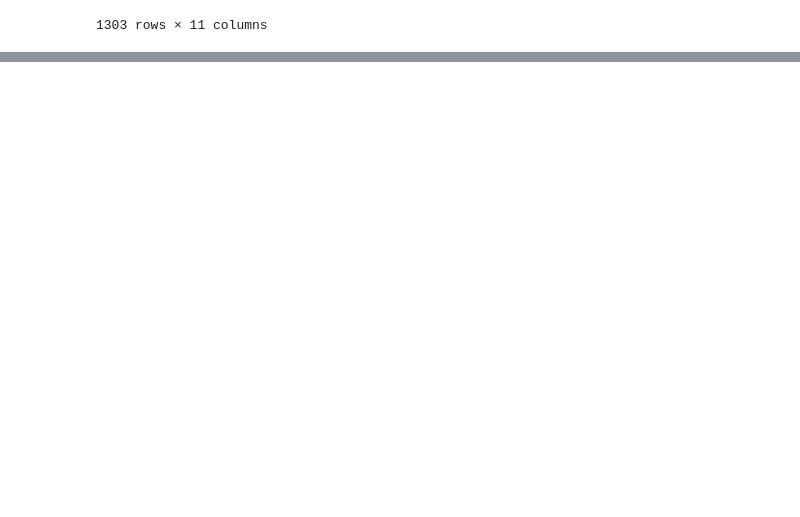
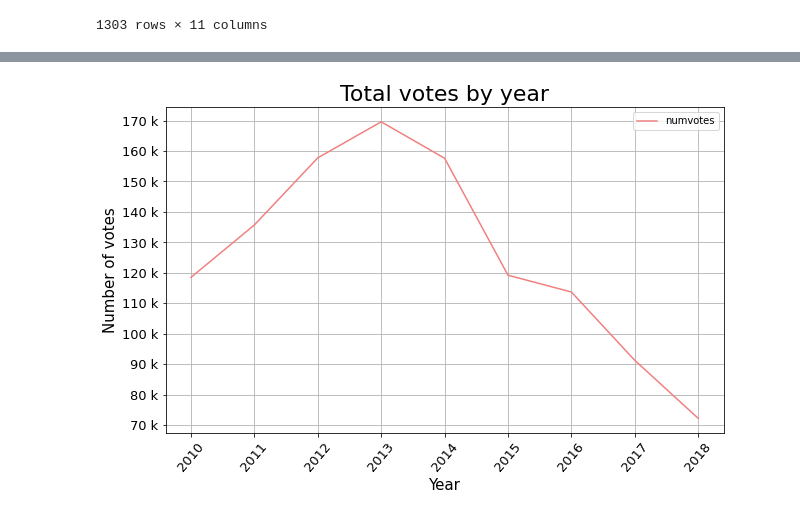
Before and after one commit to nil-91/Microsoft_Movie_Analysis, a Jupyter notebook: code/eda_notebook.ipynb, the cells around one changed output, grey strips where cells are left out. Saved outputs shown, nothing was run; the diff lists cells and outputs as text; code cells hidden in the pictures; blank space fills up the shorter version.

```diff
--- a/code/eda_notebook.ipynb
+++ b/code/eda_notebook.ipynb
@@ -222,3 +213,19 @@ plt.show()
+# %%
+votes_vs_year = clean_df[['numvotes','year']]
+
+ax = votes_vs_year.groupby('year').mean().plot(figsize=(10,6), fontsize=13, stacked=True,
+                                                        color = ['lightcoral','royalblue'])
+ax.set_xlabel('Year', fontsize = 15)
+ax.set_ylabel("Number of votes", fontsize=15);
+ax.set_title("Total votes by year", fontsize=22)
+ax.yaxis.set_major_formatter(ticker.FormatStrFormatter("%d"))
+ax.yaxis.set_major_locator(ticker.MultipleLocator(10000.00))
+ax.yaxis.set_major_formatter(ticker.EngFormatter())
+plt.xticks(rotation = 50)
+plt.grid()
+plt.show()
+# %% [output]
+[figure, added]
 # %%
 # visualization packages
 import matplotlib.pyplot as plt
```
Also changed, not shown: parts of 8 cells of this notebook, 3 other files.
